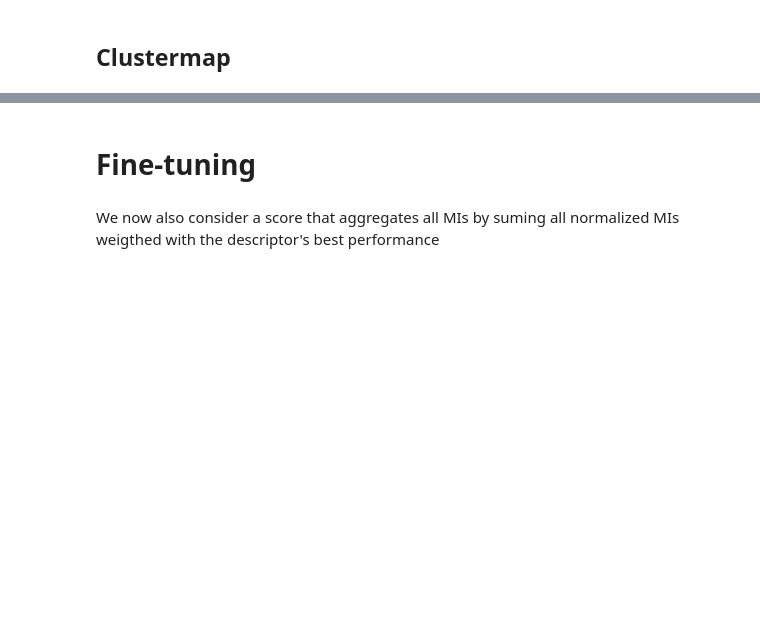
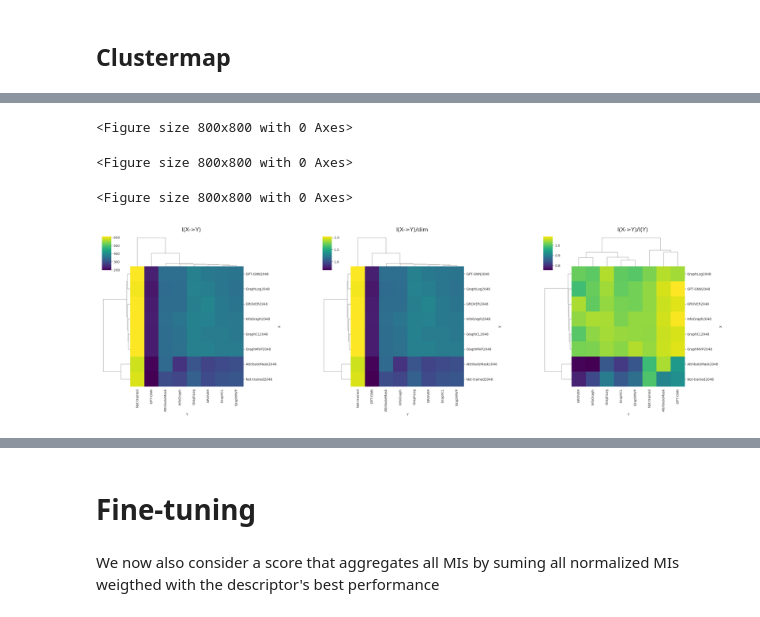
Before and after one commit to ills-montreal/emir, a Jupyter notebook: molecule/analysis.ipynb, the cells around one changed output, grey strips where cells are left out. Cells and saved outputs as stored; diff of their text form; code cells hidden in the pictures; blank space fills up the shorter version.

```diff
--- a/molecule/analysis.ipynb
+++ b/molecule/analysis.ipynb
@@ -139,5 +181,7 @@ df[df.isna().any(axis=1)]
 # %%
-df = df[df.Y != "scaffoldkeys"]
+df = df[
+        ~(df.X.isin(["EdgePred2048", "ContextPred2048"]) | df.Y.isin(["EdgePred", "ContextPred"]))
+]
 # %% [markdown]
 
 ## Clustermap
@@ -148,12 +192,12 @@ df["I(X->Y)/dim"] = df["I(X->Y)"]/df["Y_dim"]
 df["I(Y->X)/I(X)"] = df["I(Y->X)"]/df["I(X)"]
 df["I(X->Y)/I(Y)"] = df["I(X->Y)"]/df["I(Y)"]
 
-df["I(Y->X)/I(X)/dim"] = df["I(Y->X)"]/df["I(X)"]/df["X_dim"]
-df["I(X->Y)/I(Y)/dim"] = df["I(X->Y)"]/df["I(Y)"]/df["Y_dim"]
 
 
 df["I(Y->X) - I(X->Y)"] =  df["I(Y->X)"]-df["I(X->Y)"]
 df["I(Y->X)/dim - I(X->Y)/dim"] = df["I(Y->X)/dim"]-df["I(X->Y)/dim"]
+df["I(Y->X)/I(X) - I(X->Y)/I(Y)"] = df["I(Y->X)/I(X)"]-df["I(X->Y)/I(Y)"]
+
 
 df = df.dropna()
 # %%
@@ -187,10 +237,10 @@ sns.scatterplot(data=df, y="I(X->Y)/I(Y)", x="Y_dim", hue="Y", ax=axes[2], legen
 # %%
-def plot_cmap(df, keys, cmap = "copper", vmin = None, vmax = None):
+def plot_cmap(df, keys, cmap = "copper", vmin = None, vmax = None, center = None):
 
     for i, key in enumerate(keys):
         cluster = sns.clustermap(
             df.pivot_table(index="X", columns="Y", values=key, aggfunc="mean"),
-            cmap=cmap, figsize=(8,8), vmin=vmin, vmax=vmax
+            cmap=cmap, figsize=(8,8), vmin=vmin, vmax=vmax, center=center
         )
         cluster.savefig("fig/cluster_{}.png".format(i))
         plt.clf()
@@ -205,5 +255,14 @@ def plot_cmap(df, keys, cmap = "copper", vmin = None, vmax = None):
     plt.show()
 # %%
 %matplotlib inline
-plot_cmap(df[df.X_dim>100], ["I(X->Y)", "I(X->Y)/dim", "I(X->Y)/I(Y)"], cmap="viridis")
+plot_cmap(
+    df[df.X_dim>30],
+    ["I(X->Y)", "I(X->Y)/dim", "I(X->Y)/I(Y)"],
+    cmap="viridis"
+)
+# %% [output]
+<Figure size 800x800 with 0 Axes>
+<Figure size 800x800 with 0 Axes>
+<Figure size 800x800 with 0 Axes>
+[figure, added]
 # %%
```
Also changed, not shown: parts of 16 cells of this notebook, 5 other files.
